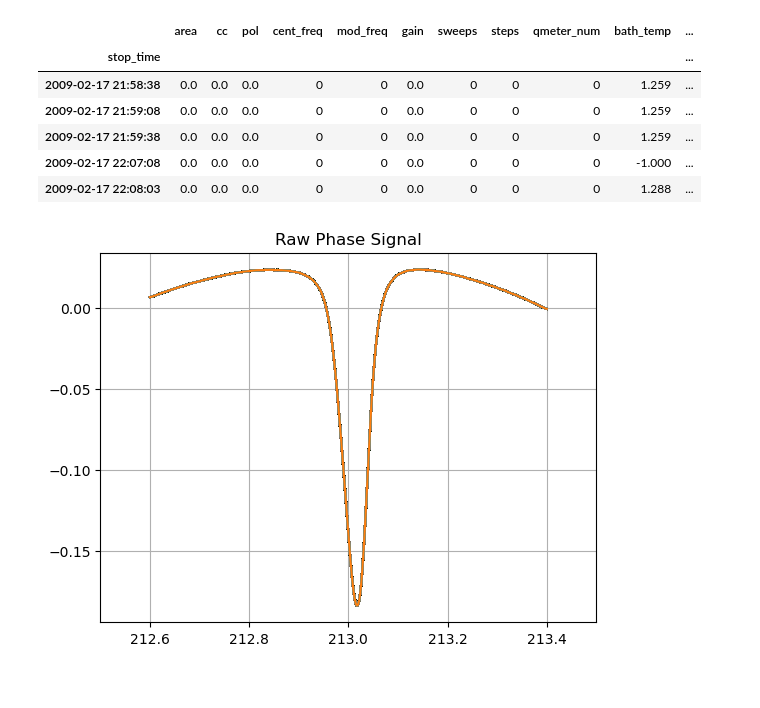
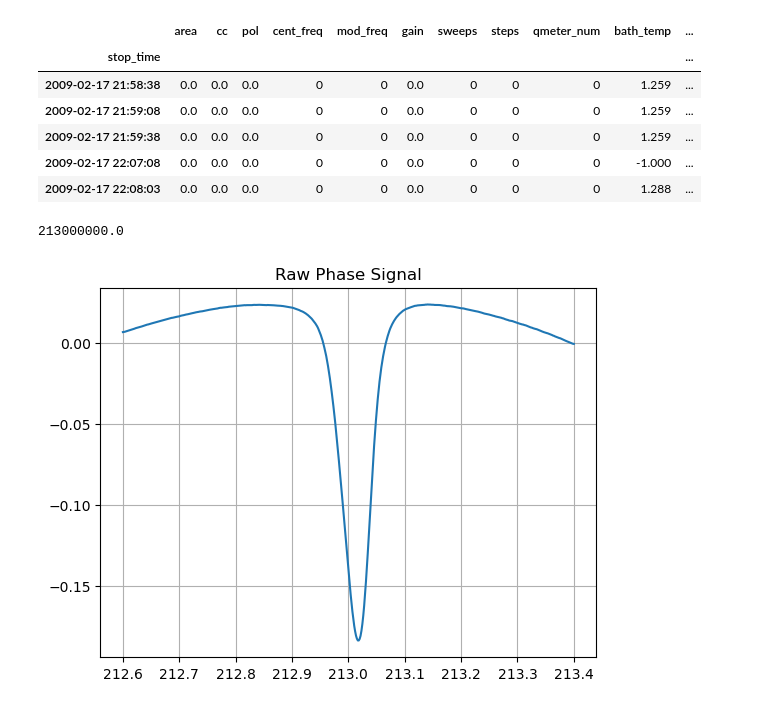
Before and after one commit to evan-toon/DNP, a Jupyter notebook: sane_gaussian_fitting.ipynb, the cells around one changed output. Cells and saved outputs as stored; diff of their text form; code cells hidden in the pictures.

```diff
--- a/sane_gaussian_fitting.ipynb
+++ b/sane_gaussian_fitting.ipynb
@@ -20,8 +21,12 @@ df['pol'].plot(title='Polarization Over Time',
 [figure]
 # %%
 i = 100
+
+cent = float(df.iloc[i]['cent_freq'])
+mod  = float(df.iloc[i]['mod_freq'])
+
 phase = np.array(df.iloc[i]['phase'], dtype=float)
-freq_list = np.linspace((df['cent_freq']-df['mod_freq'])/1e+6, (df['cent_freq']+df['mod_freq'])/1e+6, 500)
+freq_list = np.linspace((cent - mod)/1e6, (cent + mod)/1e6, 500)
 # %%
 df.head()
 # %% [output]
@@ -32,11 +37,14 @@ df.head()
 | 2009-02-17 21:59:38 | 0.0 | 0.0 | 0.0 | 0 | 0 | 0.0 | 0 | 0 | 0 | 1.259 | ... |
 | 2009-02-17 22:07:08 | 0.0 | 0.0 | 0.0 | 0 | 0 | 0.0 | 0 | 0 | 0 | -1.000 | ... |
 | 2009-02-17 22:08:03 | 0.0 | 0.0 | 0.0 | 0 | 0 | 0.0 | 0 | 0 | 0 | 1.288 | ... |
+# %%
+print(cent)
+# %% [output]
+213000000.0
 # %%
 plt.plot(freq_list, phase)
-plt.xlim(212.5, 213.5)
 plt.title('Raw Phase Signal')
 plt.grid()
 plt.show()
 # %% [output]
-[figure, old version]
+[figure, new version]
```
Also changed, not shown: parts of 6 cells of this notebook.
